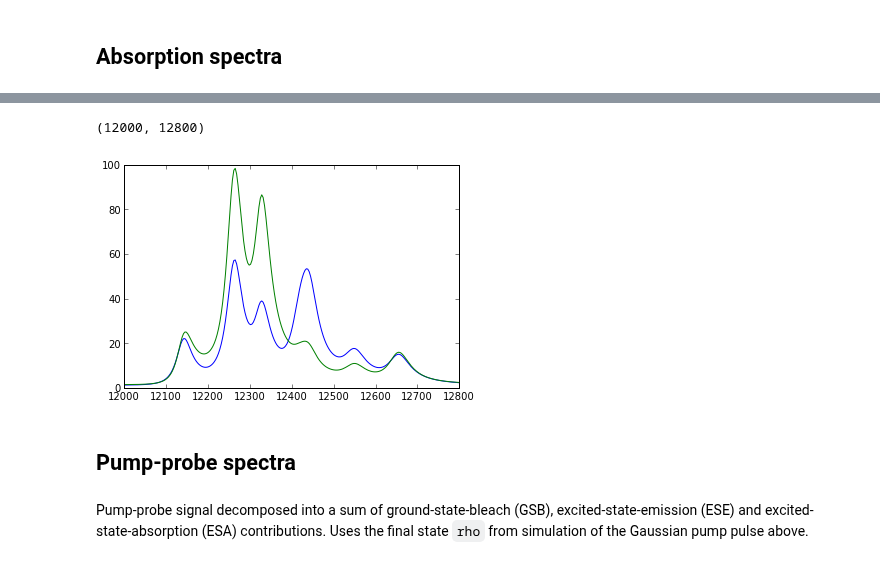
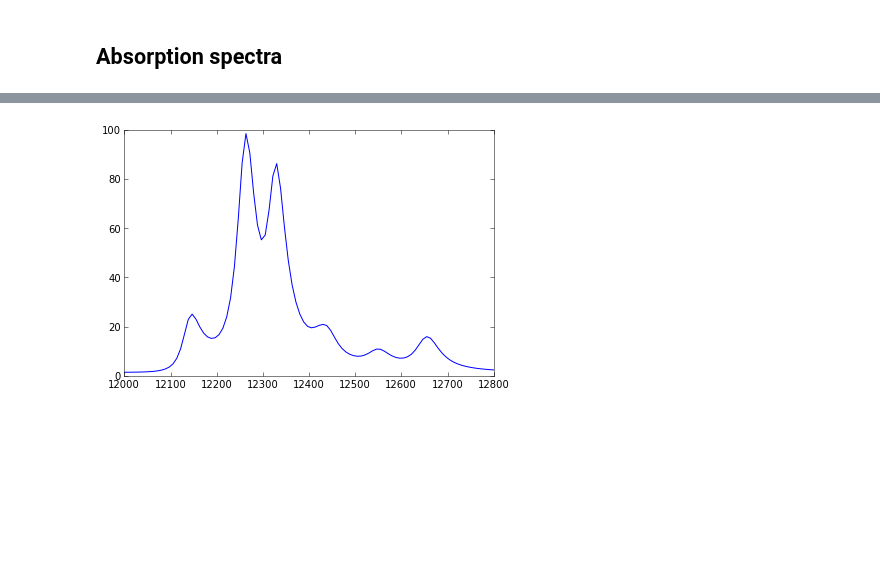
Before and after one commit to whaley-group-berkeley/qspectra, a Jupyter notebook: examples/FMO dynamics with ZOFE master equation.ipynb, the cells around one changed output, grey strips where cells are left out. Drawn from its saved outputs; the diff is of its cells as text; code cells hidden in the pictures; blank space fills up the shorter version.

```diff
--- a/examples/FMO dynamics with ZOFE master equation.ipynb
+++ b/examples/FMO dynamics with ZOFE master equation.ipynb
@@ -118,0 +93,3 @@ f, X2 = absorption_spectra(dynamical_model, 5000,
+# %%
+%%time
+f, X = absorption_spectra(dynamical_model, 2000)
@@ -119,11 +99,5 @@ f, X2 = absorption_spectra(dynamical_model, 5000,
 # %%
 plot(f, X)
-plot(f, X2)
-xlim(12000, 12800)
+xlim(12000, 12800);
 # %% [output]
-(12000, 12800)
-[figure, old version]
+[figure, new version]
-# %% [markdown]
-## Pump-probe spectra
-# %% [markdown]
-Pump-probe signal decomposed into a sum of ground-state-bleach (GSB), excited-state-emission (ESE) and excited-state-absorption (ESA) contributions. Uses the final state `rho` from simulation of the Gaussian pump pulse above.
```
Also changed, not shown: parts of 12 cells of this notebook, 20 other files.
